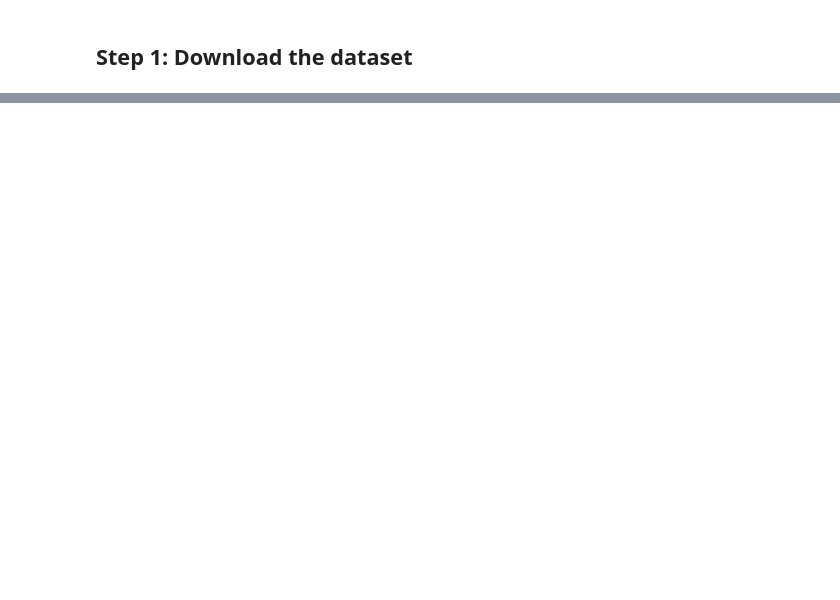
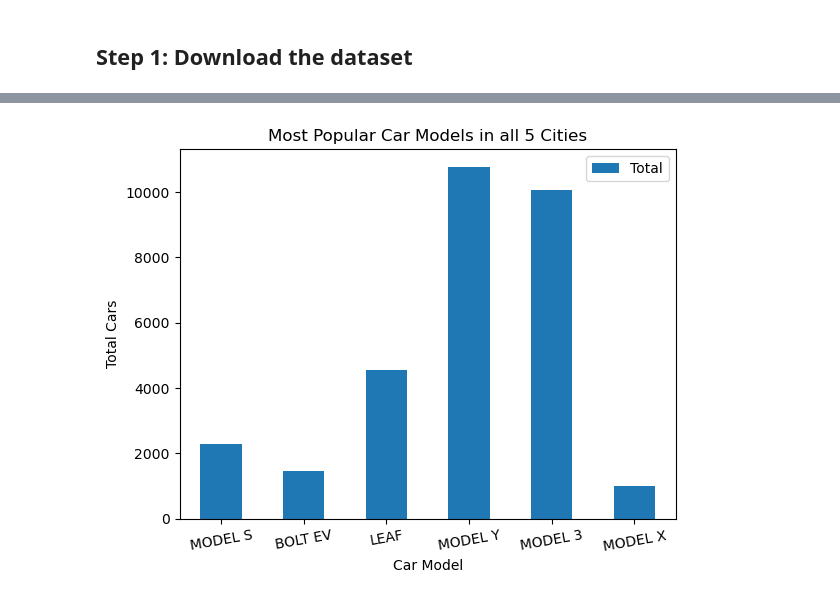
Before and after one commit to Omeesha28/Project_1, a Jupyter notebook: Electric_vehicle.ipynb, the cells around one changed output, grey strips where cells are left out. Saved outputs shown, nothing was run; the diff lists cells and outputs as text; code cells hidden in the pictures; blank space fills up the shorter version.

Commit message:
most final changes completed

```diff
--- a/Electric_vehicle.ipynb
+++ b/Electric_vehicle.ipynb
@@ -292,0 +87,9 @@ plt.show()
+# %%
+# Merging the filtered dataframes
+
+merged_df_five_cities = pd.merge(Seattle, Bothell, on=['Make', 'Model'], how='outer', suffixes=('', '_Bothell'))
+merged_df_five_cities = pd.merge(merged_df_five_cities, Vancouver, on=['Make', 'Model'], how='outer', suffixes=('','_Vancouver'))
+merged_df_five_cities = pd.merge(merged_df_five_cities, Redmond, on=['Make', 'Model'], how='outer', suffixes=('', '_Redmond'))
+merged_df_five_cities = pd.merge(merged_df_five_cities, Bellevue, on=['Make', 'Model'], how='outer', suffixes=('', '_Bellevue'))
+
+merged_df_five_cities
@@ -292,0 +104,5 @@ plt.show()
+# %%
+# Adding new column "Total" to the dataframe
+merged_df_five_cities['Total'] = merged_df_five_cities[['VIN (1-10)', 'VIN (1-10)_Bothell', 'VIN (1-10)_Vancouver', 'VIN (1-10)_Redmond', 'VIN (1-10)_Bellevue']].sum(axis=1)
+
+merged_df_five_cities
@@ -292,0 +260,21 @@ plt.show()
+# %%
+# Bar chart for Most Popular Car Models in all 5 Cities
+
+# Plot the data
+merged_df_five_cities.plot(x='Model', y='Total', kind='bar', align='center')
+
+# Set plot labels and rotation
+plt.xlabel('Car Model')
+plt.xticks(rotation=10)
+plt.ylabel('Total Cars')
+plt.title('Most Popular Car Models in all 5 Cities')
+frame_width = 800,
+frame_height = 700,
+
+#save the plot
+plt.savefig("output_data/Total Chargers Available by Cities.png")
+
+# Show the plot
+plt.show()
+# %% [output]
+[figure, added]
```
Also changed, not shown: parts of 48 cells of this notebook, 18 other files.
